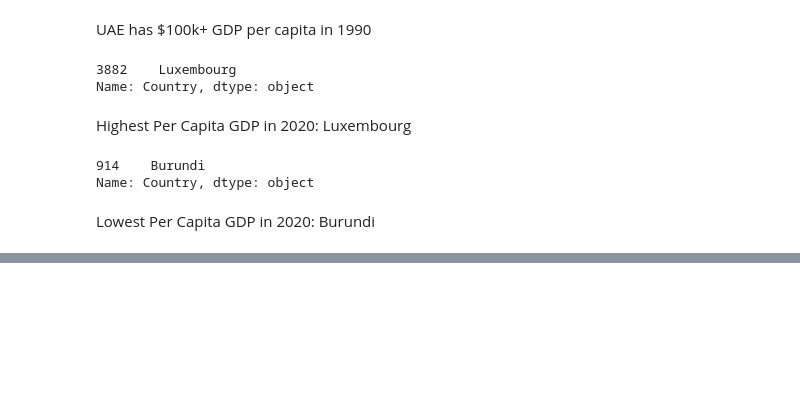
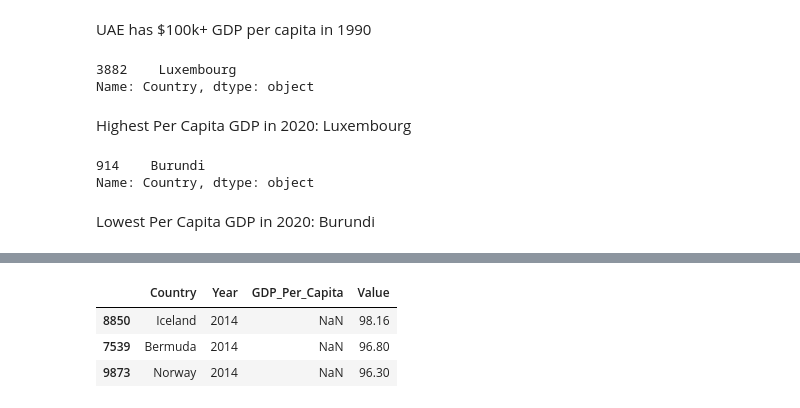
Before and after one commit to NSS-Full-Time-Data-Analytics-11/un-project-evan-dallas01, a Jupyter notebook: UN Dataset.ipynb, the cells around one changed output, grey strips where cells are left out. Cells and saved outputs as stored; diff of their text form; code cells hidden in the pictures; blank space fills up the shorter version.

```diff
--- a/UN Dataset.ipynb
+++ b/UN Dataset.ipynb
@@ -217,0 +301,4 @@ Lowest Per Capita GDP in 2020: Burundi
+# %%
+gdp_and_internet_use = pd.merge(gdp_df, internet_df,
+                               left_on = ['Country', 'Year'], right_on = ['Country', 'Year'],
+                               how = 'outer')
@@ -217,0 +322,7 @@ Lowest Per Capita GDP in 2020: Burundi
+# %%
+gdp_and_internet_use.loc[gdp_and_internet_use['Year'] == 2014].sort_values(by = 'Value', ascending=False).head(3)
+# %% [output]
+|  | Country | Year | GDP_Per_Capita | Value |
+| 8850 | Iceland | 2014 | NaN | 98.16 |
+| 7539 | Bermuda | 2014 | NaN | 96.80 |
+| 9873 | Norway | 2014 | NaN | 96.30 |
```
Also changed, not shown: parts of 10 cells of this notebook.
